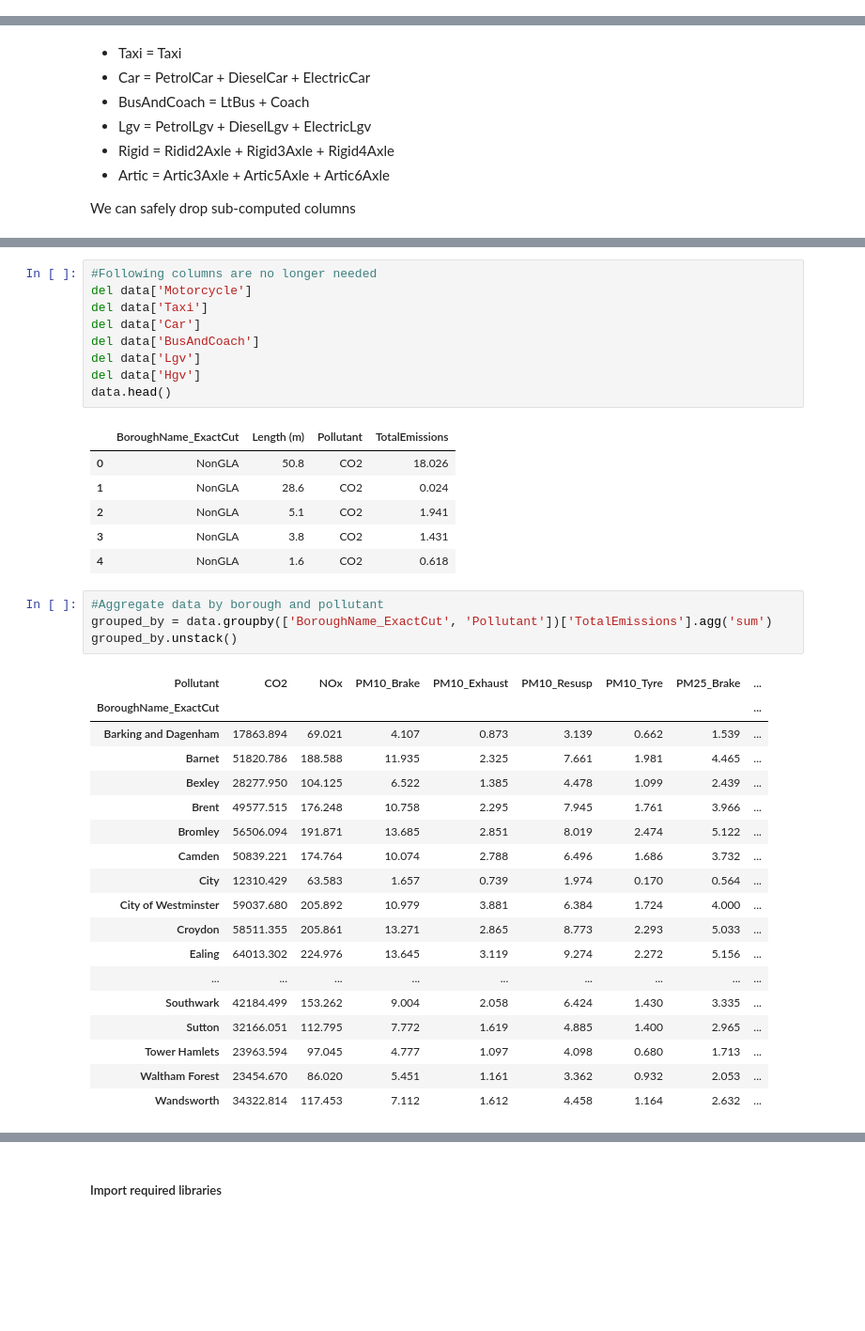
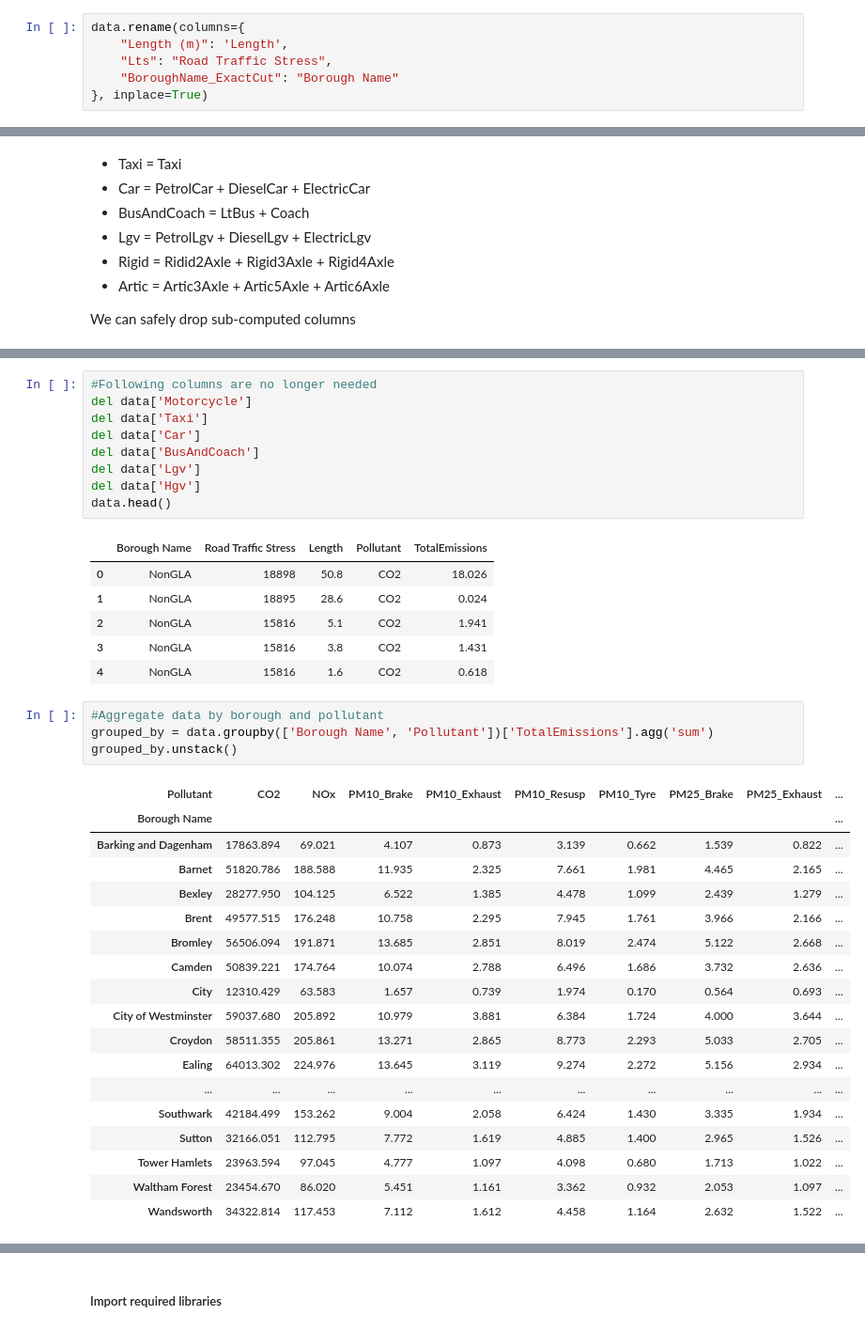
Before and after one commit to asettle/machine-learning-predictive-models, a Jupyter notebook: src/prediction.ipynb, the cells around one changed output, grey strips where cells are left out. Shown: that part at 94% size. Cells and saved outputs as stored; diff of their text form; blank space fills up the shorter version.

```diff
--- a/src/prediction.ipynb
+++ b/src/prediction.ipynb
@@ -49,3 +61,9 @@ data.head()
+# %%
+data.rename(columns={
+    "Length (m)": 'Length',
+    "Lts": "Road Traffic Stress",
+    "BoroughName_ExactCut": "Borough Name"
+}, inplace=True)
 # %%
 data.describe(include='all')
 # %% [output]
@@ -163,32 +192,32 @@ del data['Lgv']
 del data['Hgv']
 data.head()
 # %% [output]
-|  | BoroughName_ExactCut | Length (m) | Pollutant | TotalEmissions |
-| 0 | NonGLA | 50.8 | CO2 | 18.026 |
-| 1 | NonGLA | 28.6 | CO2 | 0.024 |
-| 2 | NonGLA | 5.1 | CO2 | 1.941 |
-| 3 | NonGLA | 3.8 | CO2 | 1.431 |
-| 4 | NonGLA | 1.6 | CO2 | 0.618 |
+|  | Borough Name | Road Traffic Stress | Length | Pollutant | TotalEmissions |
+| 0 | NonGLA | 18898 | 50.8 | CO2 | 18.026 |
+| 1 | NonGLA | 18895 | 28.6 | CO2 | 0.024 |
+| 2 | NonGLA | 15816 | 5.1 | CO2 | 1.941 |
+| 3 | NonGLA | 15816 | 3.8 | CO2 | 1.431 |
+| 4 | NonGLA | 15816 | 1.6 | CO2 | 0.618 |
 # %%
 #Aggregate data by borough and pollutant
-grouped_by = data.groupby(['BoroughName_ExactCut', 'Pollutant'])['TotalEmissions'].agg('sum')
+grouped_by = data.groupby(['Borough Name', 'Pollutant'])['TotalEmissions'].agg('sum')
 grouped_by.unstack()
 # %% [output]
-| Pollutant | CO2 | NOx | PM10_Brake | PM10_Exhaust | PM10_Resusp | PM10_Tyre | PM25_Brake | ... |
-| BoroughName_ExactCut |  |  |  |  |  |  |  | ... |
-| Barking and Dagenham | 17863.894 | 69.021 | 4.107 | 0.873 | 3.139 | 0.662 | 1.539 | ... |
-| Barnet | 51820.786 | 188.588 | 11.935 | 2.325 | 7.661 | 1.981 | 4.465 | ... |
-| Bexley | 28277.950 | 104.125 | 6.522 | 1.385 | 4.478 | 1.099 | 2.439 | ... |
-| Brent | 49577.515 | 176.248 | 10.758 | 2.295 | 7.945 | 1.761 | 3.966 | ... |
-| Bromley | 56506.094 | 191.871 | 13.685 | 2.851 | 8.019 | 2.474 | 5.122 | ... |
-| Camden | 50839.221 | 174.764 | 10.074 | 2.788 | 6.496 | 1.686 | 3.732 | ... |
-| City | 12310.429 | 63.583 | 1.657 | 0.739 | 1.974 | 0.170 | 0.564 | ... |
-| City of Westminster | 59037.680 | 205.892 | 10.979 | 3.881 | 6.384 | 1.724 | 4.000 | ... |
-| Croydon | 58511.355 | 205.861 | 13.271 | 2.865 | 8.773 | 2.293 | 5.033 | ... |
-| Ealing | 64013.302 | 224.976 | 13.645 | 3.119 | 9.274 | 2.272 | 5.156 | ... |
-| ... | ... | ... | ... | ... | ... | ... | ... | ... |
-| Southwark | 42184.499 | 153.262 | 9.004 | 2.058 | 6.424 | 1.430 | 3.335 | ... |
-| Sutton | 32166.051 | 112.795 | 7.772 | 1.619 | 4.885 | 1.400 | 2.965 | ... |
-| Tower Hamlets | 23963.594 | 97.045 | 4.777 | 1.097 | 4.098 | 0.680 | 1.713 | ... |
-| Waltham Forest | 23454.670 | 86.020 | 5.451 | 1.161 | 3.362 | 0.932 | 2.053 | ... |
-| Wandsworth | 34322.814 | 117.453 | 7.112 | 1.612 | 4.458 | 1.164 | 2.632 | ... |
+| Pollutant | CO2 | NOx | PM10_Brake | PM10_Exhaust | PM10_Resusp | PM10_Tyre | PM25_Brake | PM25_Exhaust | ... |
+| Borough Name |  |  |  |  |  |  |  |  | ... |
+| Barking and Dagenham | 17863.894 | 69.021 | 4.107 | 0.873 | 3.139 | 0.662 | 1.539 | 0.822 | ... |
+| Barnet | 51820.786 | 188.588 | 11.935 | 2.325 | 7.661 | 1.981 | 4.465 | 2.165 | ... |
+| Bexley | 28277.950 | 104.125 | 6.522 | 1.385 | 4.478 | 1.099 | 2.439 | 1.279 | ... |
+| Brent | 49577.515 | 176.248 | 10.758 | 2.295 | 7.945 | 1.761 | 3.966 | 2.166 | ... |
+| Bromley | 56506.094 | 191.871 | 13.685 | 2.851 | 8.019 | 2.474 | 5.122 | 2.668 | ... |
+| Camden | 50839.221 | 174.764 | 10.074 | 2.788 | 6.496 | 1.686 | 3.732 | 2.636 | ... |
+| City | 12310.429 | 63.583 | 1.657 | 0.739 | 1.974 | 0.170 | 0.564 | 0.693 | ... |
+| City of Westminster | 59037.680 | 205.892 | 10.979 | 3.881 | 6.384 | 1.724 | 4.000 | 3.644 | ... |
+| Croydon | 58511.355 | 205.861 | 13.271 | 2.865 | 8.773 | 2.293 | 5.033 | 2.705 | ... |
+| Ealing | 64013.302 | 224.976 | 13.645 | 3.119 | 9.274 | 2.272 | 5.156 | 2.934 | ... |
+| ... | ... | ... | ... | ... | ... | ... | ... | ... | ... |
+| Southwark | 42184.499 | 153.262 | 9.004 | 2.058 | 6.424 | 1.430 | 3.335 | 1.934 | ... |
+| Sutton | 32166.051 | 112.795 | 7.772 | 1.619 | 4.885 | 1.400 | 2.965 | 1.526 | ... |
+| Tower Hamlets | 23963.594 | 97.045 | 4.777 | 1.097 | 4.098 | 0.680 | 1.713 | 1.022 | ... |
+| Waltham Forest | 23454.670 | 86.020 | 5.451 | 1.161 | 3.362 | 0.932 | 2.053 | 1.097 | ... |
+| Wandsworth | 34322.814 | 117.453 | 7.112 | 1.612 | 4.458 | 1.164 | 2.632 | 1.522 | ... |
```
Also changed, not shown: parts of 19 cells of this notebook.
